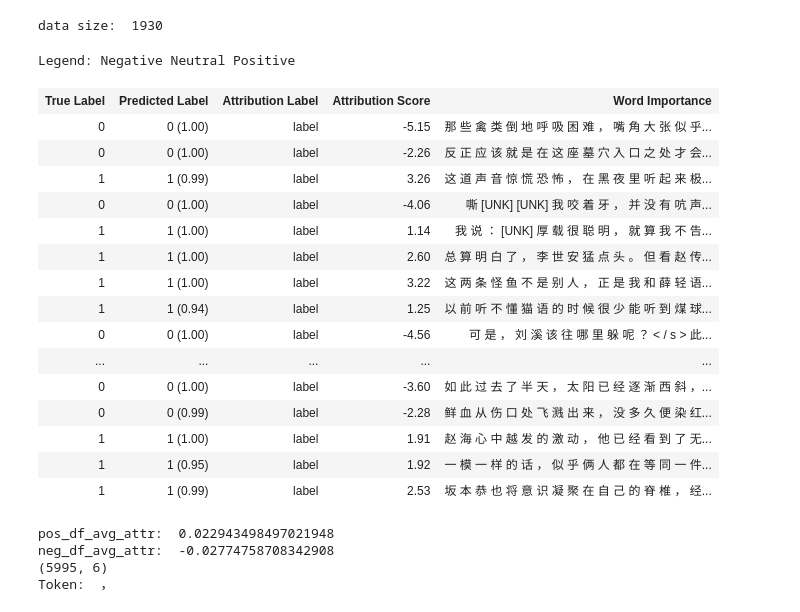
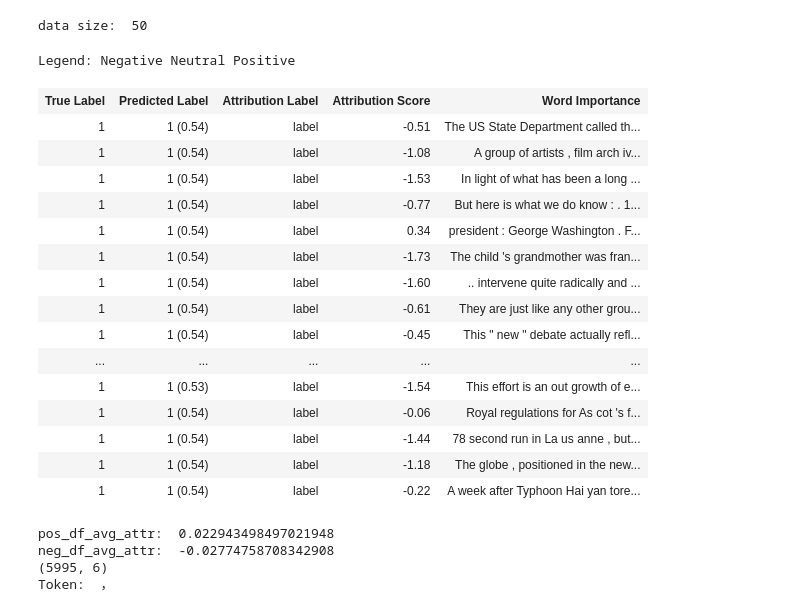
Before and after one commit to iamlxb3/UMAMGT, a Jupyter notebook: vis_backup/vis_interpret.ipynb, the cells around one changed output. Saved outputs shown, nothing was run; the diff lists cells and outputs as text; code cells hidden in the pictures.

```diff
--- a/vis_backup/vis_interpret.ipynb
+++ b/vis_backup/vis_interpret.ipynb
@@ -1,34 +1,37 @@
 # %%
 """captum vis"""
 
 import pickle
 import random
 from captum.attr import LayerIntegratedGradients, TokenReferenceBase, visualization
-data_path = '../result/interpret/cn_novel_5billion_cn_novel_5billion_cn_roberta_debug_0_text_len_512_True_vis_record.pkl'
+# data_path = '../result/interpret/cn_novel_5billion_cn_novel_5billion_cn_roberta_debug_0_text_len_512_True_vis_record.pkl'
+# data_path = '/home/iamlxb3/temp_rsync_dir/story_turing_test/result/interpret/imdb_test_vis_record.pkl'
+data_path = '/home/iamlxb3/temp_rsync_dir/story_turing_test/result/interpret/en_grover_interpret_en_grover_en_roberta_debug_1_text_len_20_True_vis_record.pkl'
+
 data = pickle.load(open(data_path, 'rb'))
 print("data size: ", len(data))
 
 sample_data = random.sample(data, min(len(data), 20))
 _ = visualization.visualize_text(sample_data)
 # %% [output]
-data size:  1930
+data size:  50
 Legend: Negative Neutral Positive
 | True Label | Predicted Label | Attribution Label | Attribution Score | Word Importance |
-| 0 | 0 (1.00) | label | -5.15 | 那 些 禽 类 倒 地 呼 吸 困 难 ， 嘴 角 大 张 似 乎... |
-| 0 | 0 (1.00) | label | -2.26 | 反 正 应 该 就 是 在 这 座 墓 穴 入 口 之 处 才 会... |
-| 1 | 1 (0.99) | label | 3.26 | 这 道 声 音 惊 慌 恐 怖 ， 在 黑 夜 里 听 起 来 极... |
-| 0 | 0 (1.00) | label | -4.06 | 嘶 [UNK] [UNK] 我 咬 着 牙 ， 并 没 有 吭 声... |
-| 1 | 1 (1.00) | label | 1.14 | 我 说 ： [UNK] 厚 载 很 聪 明 ， 就 算 我 不 告... |
-| 1 | 1 (1.00) | label | 2.60 | 总 算 明 白 了 ， 李 世 安 猛 点 头 。 但 看 赵 传... |
-| 1 | 1 (1.00) | label | 3.22 | 这 两 条 怪 鱼 不 是 别 人 ， 正 是 我 和 薛 轻 语... |
-| 1 | 1 (0.94) | label | 1.25 | 以 前 听 不 懂 猫 语 的 时 候 很 少 能 听 到 煤 球... |
-| 0 | 0 (1.00) | label | -4.56 | 可 是 ， 刘 溪 该 往 哪 里 躲 呢 ？ < / s > 此... |
+| 1 | 1 (0.54) | label | -0.51 | The US State Department called th... |
+| 1 | 1 (0.54) | label | -1.08 | A group of artists , film arch iv... |
+| 1 | 1 (0.54) | label | -1.53 | In light of what has been a long ... |
+| 1 | 1 (0.54) | label | -0.77 | But here is what we do know : . 1... |
+| 1 | 1 (0.54) | label | 0.34 | president : George Washington . F... |
+| 1 | 1 (0.54) | label | -1.73 | The child 's grandmother was fran... |
+| 1 | 1 (0.54) | label | -1.60 | .. intervene quite radically and ... |
+| 1 | 1 (0.54) | label | -0.61 | They are just like any other grou... |
+| 1 | 1 (0.54) | label | -0.45 | This " new " debate actually refl... |
 | ... | ... | ... | ... | ... |
-| 0 | 0 (1.00) | label | -3.60 | 如 此 过 去 了 半 天 ， 太 阳 已 经 逐 渐 西 斜 ，... |
-| 0 | 0 (0.99) | label | -2.28 | 鲜 血 从 伤 口 处 飞 溅 出 来 ， 没 多 久 便 染 红... |
-| 1 | 1 (1.00) | label | 1.91 | 赵 海 心 中 越 发 的 激 动 ， 他 已 经 看 到 了 无... |
-| 1 | 1 (0.95) | label | 1.92 | 一 模 一 样 的 话 ， 似 乎 俩 人 都 在 等 同 一 件... |
-| 1 | 1 (0.99) | label | 2.53 | 坂 本 恭 也 将 意 识 凝 聚 在 自 己 的 脊 椎 ， 经... |
+| 1 | 1 (0.53) | label | -1.54 | This effort is an out growth of e... |
+| 1 | 1 (0.54) | label | -0.06 | Royal regulations for As cot 's f... |
+| 1 | 1 (0.54) | label | -1.44 | 78 second run in La us anne , but... |
+| 1 | 1 (0.54) | label | -1.18 | The globe , positioned in the new... |
+| 1 | 1 (0.54) | label | -0.22 | A week after Typhoon Hai yan tore... |
 # %%
 """attr dis vis"""
 
```
Also changed, not shown: parts of 3 cells of this notebook, 13 other files.
